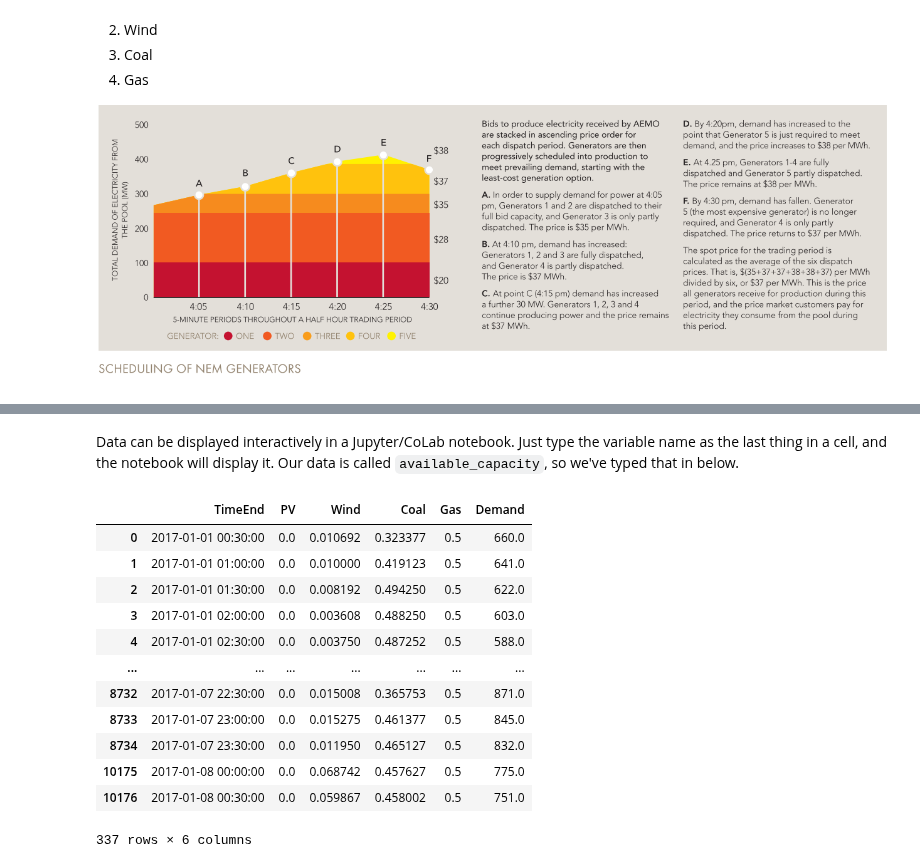
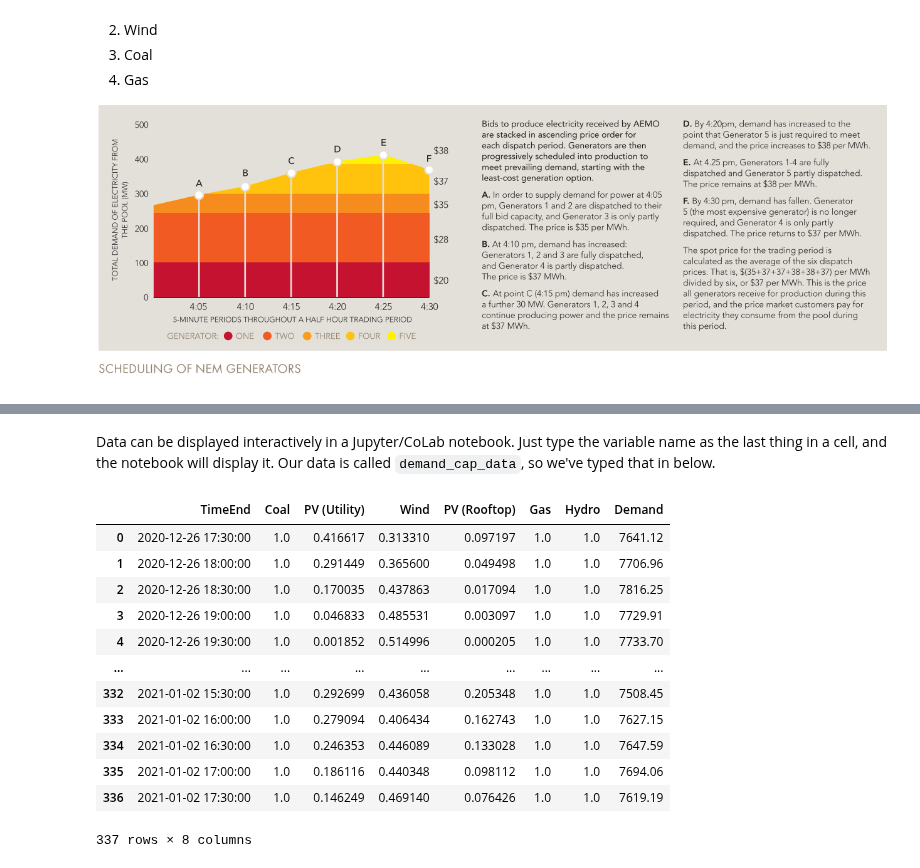
Before and after one commit to prakaa/sola5050, a Jupyter notebook: nem_simulator.ipynb, the cells around one changed output, grey strips where cells are left out. Drawn from its saved outputs; the diff is of its cells as text; code cells hidden in the pictures.

```diff
--- a/nem_simulator.ipynb
+++ b/nem_simulator.ipynb
@@ -88,39 +89,42 @@ Requirement already satisfied: pycparser in /usr/local/lib/python3.6/dist-packag
 # %%
 #@title Loading and Preparing Data
 #@markdown This cell pulls data from a `.csv` file on GitHub.
-#@markdown The file `available_capacity.csv` contains demand and capacity
+#@markdown The file `capacity_factor_and_demand.csv` contains demand and capacity
 #@markdown availability data (i.e. % of unit capacity available to generate)
-#@markdown for each 30 minute interval.
+#@markdown for each 30 minute interval for a week across the end of 2020 and
+#@markdown the beginning of 2021.
 
 
-data_url = 'https://raw.githubusercontent.com/prakaa/sola5050/main/available_capacity.csv'
-available_capacity = pd.read_csv(data_url,
-                                 dtype={'Coal': 'Float64', 'Gas': 'Float64',
-                                        'Wind': 'Float64', 'PV': 'Float64',
-                                        'Demand': 'Float64'},
-                                 parse_dates=['TimeEnd'])
+data_url = ('https://raw.githubusercontent.com/prakaa/sola5050/main/data/'
+            + 'capacity_factor_and_demand.csv')
+demand_cap_data = pd.read_csv(data_url,
+                              dtype={'Coal': 'Float64', 'Gas': 'Float64',
+                                     'Wind': 'Float64', 'Hydro': 'Float64',
+                                     'PV (Utility)': 'Float64',
+                                     'PV (Rooftop)': 'Float64',
+                                     'Demand': 'Float64'},
+                              parse_dates=['TimeEnd'])
 # %% [markdown]
 Data can be displayed interactively in a Jupyter/CoLab notebook.
 Just type the variable name as the last thing in a cell, and the notebook
-will display it. Our data is called `available_capacity`, so we've typed
+will display it. Our data is called `demand_cap_data`, so we've typed
 that in below.
-# %%
-available_capacity = available_capacity.query('TimeEnd <= "2017-01-08 00:30:00"')
-available_capacity
-# %% [output]
-|  | TimeEnd | PV | Wind | Coal | Gas | Demand |
-| 0 | 2017-01-01 00:30:00 | 0.0 | 0.010692 | 0.323377 | 0.5 | 660.0 |
-| 1 | 2017-01-01 01:00:00 | 0.0 | 0.010000 | 0.419123 | 0.5 | 641.0 |
-| 2 | 2017-01-01 01:30:00 | 0.0 | 0.008192 | 0.494250 | 0.5 | 622.0 |
-| 3 | 2017-01-01 02:00:00 | 0.0 | 0.003608 | 0.488250 | 0.5 | 603.0 |
-| 4 | 2017-01-01 02:30:00 | 0.0 | 0.003750 | 0.487252 | 0.5 | 588.0 |
-| ... | ... | ... | ... | ... | ... | ... |
-| 8732 | 2017-01-07 22:30:00 | 0.0 | 0.015008 | 0.365753 | 0.5 | 871.0 |
-| 8733 | 2017-01-07 23:00:00 | 0.0 | 0.015275 | 0.461377 | 0.5 | 845.0 |
-| 8734 | 2017-01-07 23:30:00 | 0.0 | 0.011950 | 0.465127 | 0.5 | 832.0 |
-| 10175 | 2017-01-08 00:00:00 | 0.0 | 0.068742 | 0.457627 | 0.5 | 775.0 |
-| 10176 | 2017-01-08 00:30:00 | 0.0 | 0.059867 | 0.458002 | 0.5 | 751.0 |
-337 rows × 6 columns
+# %%
+demand_cap_data
+# %% [output]
+|  | TimeEnd | Coal | PV (Utility) | Wind | PV (Rooftop) | Gas | Hydro | Demand |
+| 0 | 2020-12-26 17:30:00 | 1.0 | 0.416617 | 0.313310 | 0.097197 | 1.0 | 1.0 | 7641.12 |
+| 1 | 2020-12-26 18:00:00 | 1.0 | 0.291449 | 0.365600 | 0.049498 | 1.0 | 1.0 | 7706.96 |
+| 2 | 2020-12-26 18:30:00 | 1.0 | 0.170035 | 0.437863 | 0.017094 | 1.0 | 1.0 | 7816.25 |
+| 3 | 2020-12-26 19:00:00 | 1.0 | 0.046833 | 0.485531 | 0.003097 | 1.0 | 1.0 | 7729.91 |
+| 4 | 2020-12-26 19:30:00 | 1.0 | 0.001852 | 0.514996 | 0.000205 | 1.0 | 1.0 | 7733.70 |
+| ... | ... | ... | ... | ... | ... | ... | ... | ... |
+| 332 | 2021-01-02 15:30:00 | 1.0 | 0.292699 | 0.436058 | 0.205348 | 1.0 | 1.0 | 7508.45 |
+| 333 | 2021-01-02 16:00:00 | 1.0 | 0.279094 | 0.406434 | 0.162743 | 1.0 | 1.0 | 7627.15 |
+| 334 | 2021-01-02 16:30:00 | 1.0 | 0.246353 | 0.446089 | 0.133028 | 1.0 | 1.0 | 7647.59 |
+| 335 | 2021-01-02 17:00:00 | 1.0 | 0.186116 | 0.440348 | 0.098112 | 1.0 | 1.0 | 7694.06 |
+| 336 | 2021-01-02 17:30:00 | 1.0 | 0.146249 | 0.469140 | 0.076426 | 1.0 | 1.0 | 7619.19 |
+337 rows × 8 columns
 # %%
 #@title Functions for executing dispatch and plotting
 #@markdown This code block contains a couple of functions that execute economic
```
Also changed, not shown: parts of 12 cells of this notebook.
